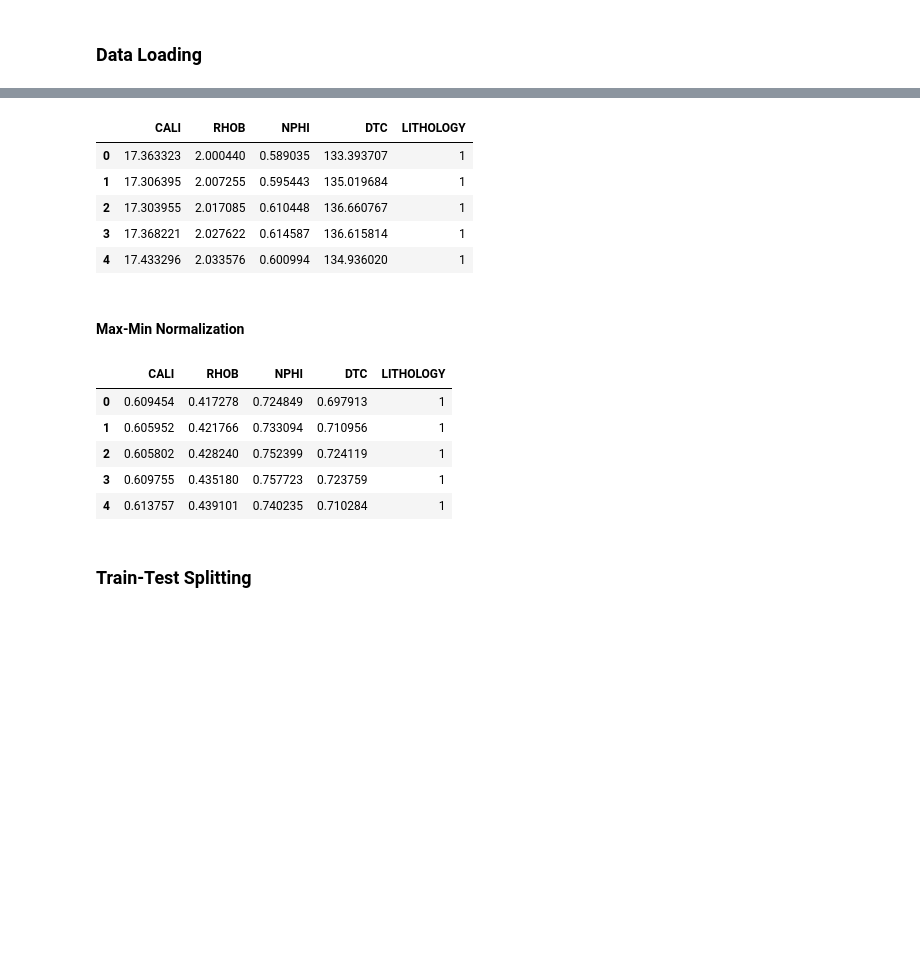
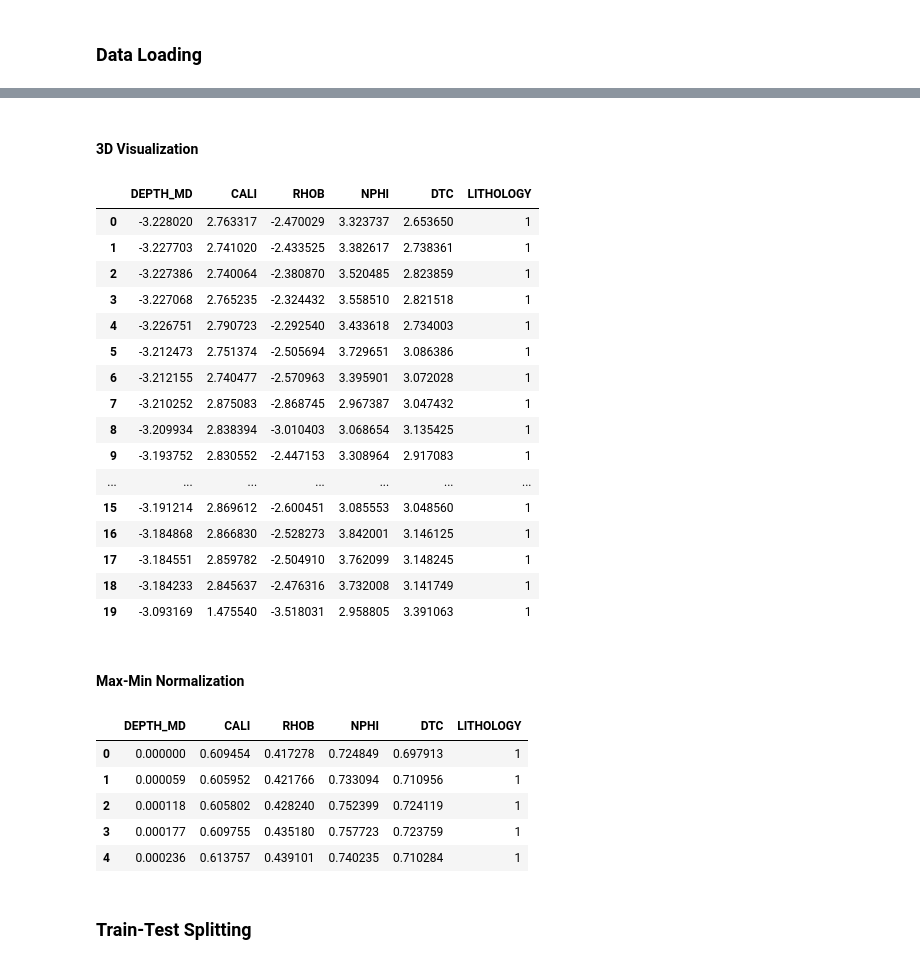
Before and after one commit to tuanna712/MLDSSpring25, a Jupyter notebook: notebooks/07_regression.ipynb, the cells around one changed output, grey strips where cells are left out. Cells and saved outputs as stored; diff of their text form; code cells hidden in the pictures; blank space fills up the shorter version.

```diff
--- a/notebooks/07_regression.ipynb
+++ b/notebooks/07_regression.ipynb
@@ -18,11 +18,12 @@ df["LITHOLOGY"] = df["LITHOLOGY"].map(litho_code)
 df = df[df.LITHOLOGY != "Shale"]
 df = df.reset_index(drop=True)
 
-drop = ['DEPTH_MD', 'GROUP', 'FORMATION', 'BS']
+drop = ['GROUP', 'FORMATION', 'BS']
 dt_df = df.drop(drop, axis=1)
 
 # Select sample that Litho is in ['Limestone', 'SandstoneShale']
 dt_df = dt_df[dt_df["LITHOLOGY"].isin(["Limestone", "SandstoneShale"])]
 dt_df = dt_df.reset_index(drop=True)
-dt_df.head()
+dtdfraw = dt_df.copy()
+dt_df.head(10)
 # %% [output]
@@ -37,7 +43,15 @@ dt_df.head()
 # %%
 from sklearn.preprocessing import LabelEncoder
+from sklearn.preprocessing import StandardScaler
+
+scaler = StandardScaler()
+X = dt_df.drop(['LITHOLOGY'], axis=1)
+X = scaler.fit_transform(X)
+X = pd.DataFrame(X, columns=dt_df.columns[:-1])
+dt_df[['DEPTH_MD', 'CALI', 'RHOB', 'NPHI', 'DTC']] = X
 
 le = LabelEncoder()
 dt_df['LITHOLOGY'] = le.fit_transform(dt_df['LITHOLOGY'])
 dt_df.LITHOLOGY.value_counts()
+dt_df.head(10)
 # %% [output]
@@ -47,0 +69,2 @@ Name: count, dtype: int64
+# %% [markdown]
+#### 3D Visualization
@@ -48,16 +83,26 @@ Name: count, dtype: int64
 # %%
-dt_df.head()
+dt_df.head(20)
 # %% [output]
-|  | CALI | RHOB | NPHI | DTC | LITHOLOGY |
-| 0 | 17.363323 | 2.000440 | 0.589035 | 133.393707 | 1 |
-| 1 | 17.306395 | 2.007255 | 0.595443 | 135.019684 | 1 |
-| 2 | 17.303955 | 2.017085 | 0.610448 | 136.660767 | 1 |
-| 3 | 17.368221 | 2.027622 | 0.614587 | 136.615814 | 1 |
-| 4 | 17.433296 | 2.033576 | 0.600994 | 134.936020 | 1 |
+|  | DEPTH_MD | CALI | RHOB | NPHI | DTC | LITHOLOGY |
+| 0 | -3.228020 | 2.763317 | -2.470029 | 3.323737 | 2.653650 | 1 |
+| 1 | -3.227703 | 2.741020 | -2.433525 | 3.382617 | 2.738361 | 1 |
+| 2 | -3.227386 | 2.740064 | -2.380870 | 3.520485 | 2.823859 | 1 |
+| 3 | -3.227068 | 2.765235 | -2.324432 | 3.558510 | 2.821518 | 1 |
+| 4 | -3.226751 | 2.790723 | -2.292540 | 3.433618 | 2.734003 | 1 |
+| 5 | -3.212473 | 2.751374 | -2.505694 | 3.729651 | 3.086386 | 1 |
+| 6 | -3.212155 | 2.740477 | -2.570963 | 3.395901 | 3.072028 | 1 |
+| 7 | -3.210252 | 2.875083 | -2.868745 | 2.967387 | 3.047432 | 1 |
+| 8 | -3.209934 | 2.838394 | -3.010403 | 3.068654 | 3.135425 | 1 |
+| 9 | -3.193752 | 2.830552 | -2.447153 | 3.308964 | 2.917083 | 1 |
+| ... | ... | ... | ... | ... | ... | ... |
+| 15 | -3.191214 | 2.869612 | -2.600451 | 3.085553 | 3.048560 | 1 |
+| 16 | -3.184868 | 2.866830 | -2.528273 | 3.842001 | 3.146125 | 1 |
+| 17 | -3.184551 | 2.859782 | -2.504910 | 3.762099 | 3.148245 | 1 |
+| 18 | -3.184233 | 2.845637 | -2.476316 | 3.732008 | 3.141749 | 1 |
+| 19 | -3.093169 | 1.475540 | -3.518031 | 2.958805 | 3.391063 | 1 |
 # %% [markdown]
 #### Max-Min Normalization
 # %%
-# Normalize the data
 from sklearn.preprocessing import MinMaxScaler
 scaler = MinMaxScaler()
 scaled_features = scaler.fit_transform(dt_df.drop('LITHOLOGY', axis=1))
@@ -65,12 +110,12 @@ scaled_df = pd.DataFrame(scaled_features, columns=dt_df.columns[:-1])
 scaled_df['LITHOLOGY'] = dt_df['LITHOLOGY'].values
 scaled_df.head()
 # %% [output]
-|  | CALI | RHOB | NPHI | DTC | LITHOLOGY |
-| 0 | 0.609454 | 0.417278 | 0.724849 | 0.697913 | 1 |
-| 1 | 0.605952 | 0.421766 | 0.733094 | 0.710956 | 1 |
-| 2 | 0.605802 | 0.428240 | 0.752399 | 0.724119 | 1 |
-| 3 | 0.609755 | 0.435180 | 0.757723 | 0.723759 | 1 |
-| 4 | 0.613757 | 0.439101 | 0.740235 | 0.710284 | 1 |
+|  | DEPTH_MD | CALI | RHOB | NPHI | DTC | LITHOLOGY |
+| 0 | 0.000000 | 0.609454 | 0.417278 | 0.724849 | 0.697913 | 1 |
+| 1 | 0.000059 | 0.605952 | 0.421766 | 0.733094 | 0.710956 | 1 |
+| 2 | 0.000118 | 0.605802 | 0.428240 | 0.752399 | 0.724119 | 1 |
+| 3 | 0.000177 | 0.609755 | 0.435180 | 0.757723 | 0.723759 | 1 |
+| 4 | 0.000236 | 0.613757 | 0.439101 | 0.740235 | 0.710284 | 1 |
 # %% [markdown]
 ### Train-Test Splitting
 # %%
```
Also changed, not shown: parts of 14 cells of this notebook.
